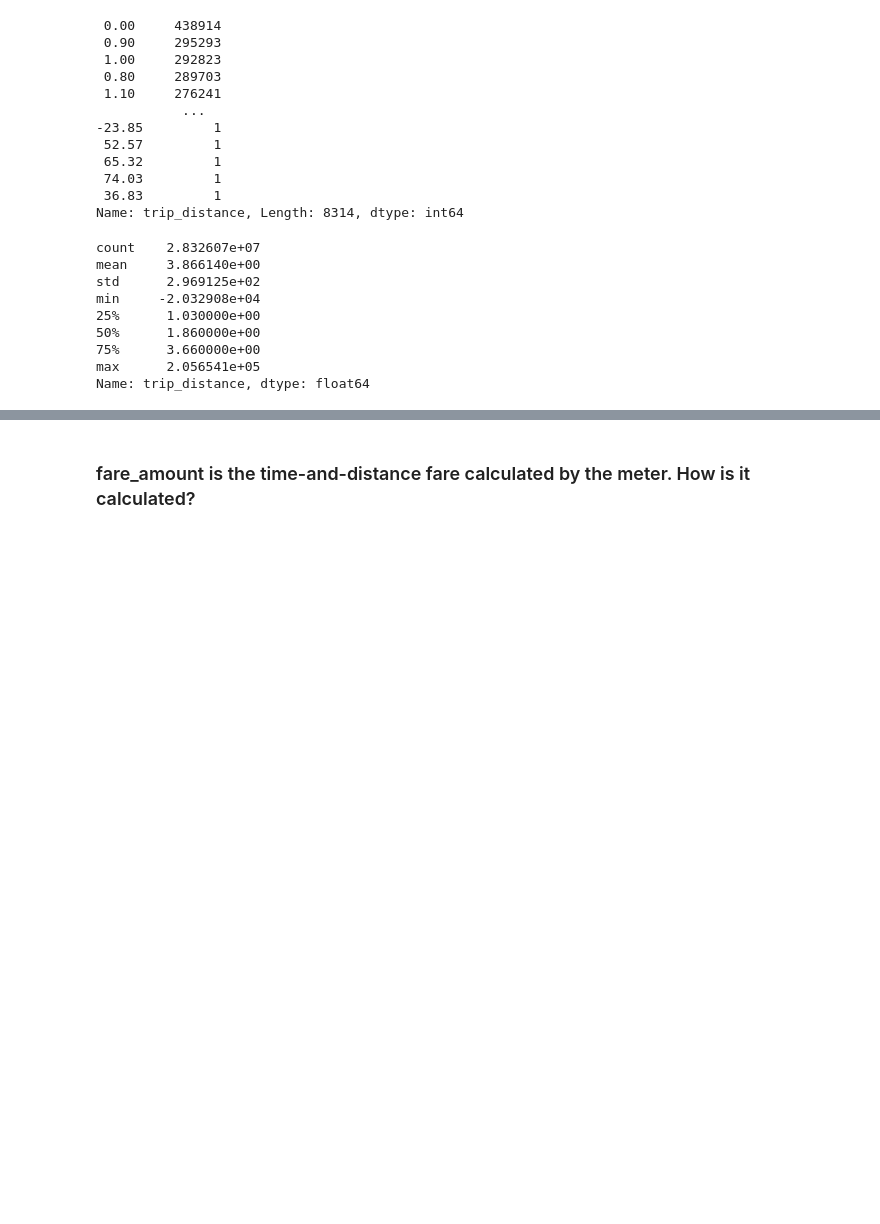
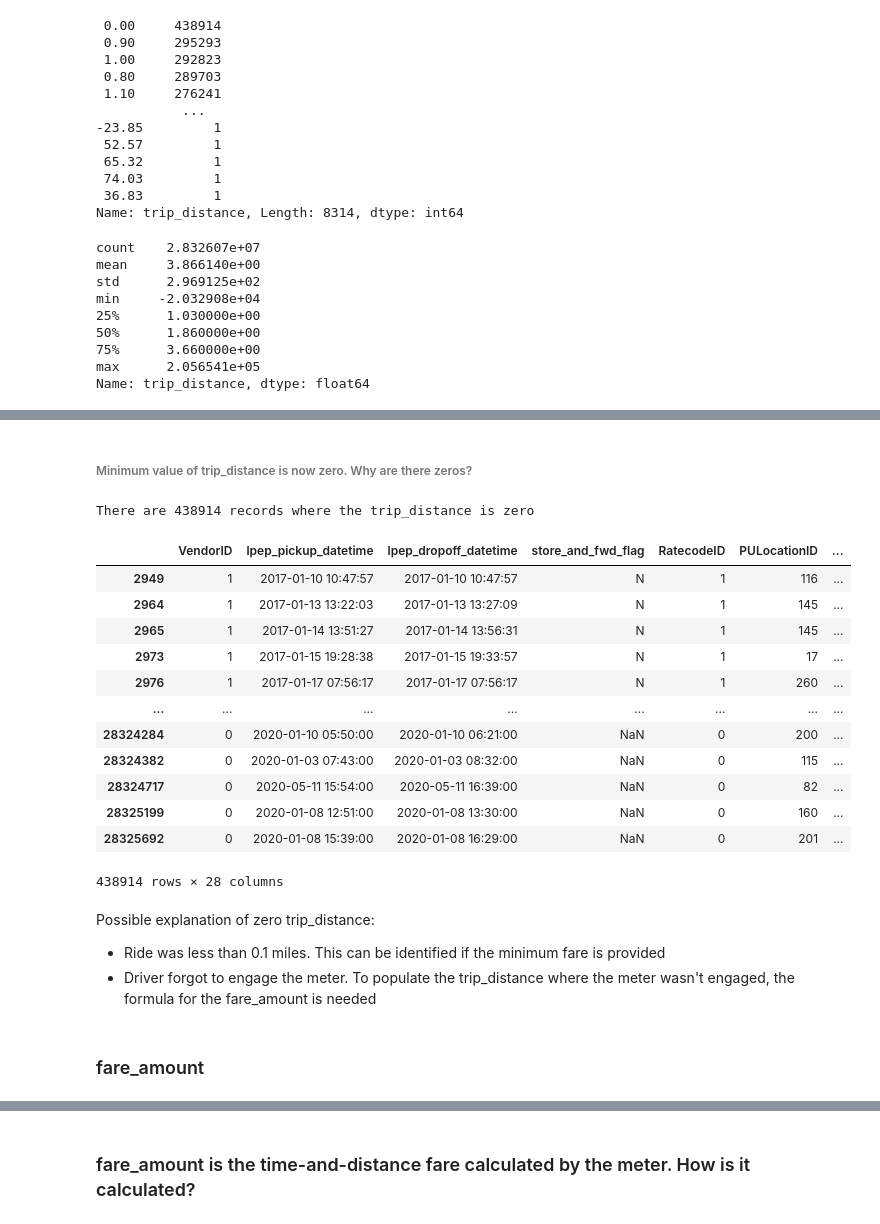
Before and after one commit to rayeess/NYC-Taxi-Trips, a Jupyter notebook: Data Cleaning.ipynb, the cells around one changed output, grey strips where cells are left out. Drawn from its saved outputs; the diff is of its cells as text; code cells hidden in the pictures; blank space fills up the shorter version.

```diff
--- a/Data Cleaning.ipynb
+++ b/Data Cleaning.ipynb
@@ -512,0 +574,30 @@ There are 19487 records where the trip_distance is in the negative.
+# %% [markdown]
+###### Minimum value of trip_distance is now zero. Why are there zeros?
+# %%
+# How many rows are there where the trip_distance is zero?
+print('There are {} records where the trip_distance is zero'.format(taxi_trips.loc[taxi_trips['trip_distance']==0].shape[0]))
+# %% [output]
+There are 438914 records where the trip_distance is zero
+# %%
+# Checking the head and tail where the trip_distance is zero.
+taxi_trips.loc[taxi_trips['trip_distance']==0]
+# %% [output]
+|  | VendorID | lpep_pickup_datetime | lpep_dropoff_datetime | store_and_fwd_flag | RatecodeID | PULocationID | ... |
+| 2949 | 1 | 2017-01-10 10:47:57 | 2017-01-10 10:47:57 | N | 1 | 116 | ... |
+| 2964 | 1 | 2017-01-13 13:22:03 | 2017-01-13 13:27:09 | N | 1 | 145 | ... |
+| 2965 | 1 | 2017-01-14 13:51:27 | 2017-01-14 13:56:31 | N | 1 | 145 | ... |
+| 2973 | 1 | 2017-01-15 19:28:38 | 2017-01-15 19:33:57 | N | 1 | 17 | ... |
+| 2976 | 1 | 2017-01-17 07:56:17 | 2017-01-17 07:56:17 | N | 1 | 260 | ... |
+| ... | ... | ... | ... | ... | ... | ... | ... |
+| 28324284 | 0 | 2020-01-10 05:50:00 | 2020-01-10 06:21:00 | NaN | 0 | 200 | ... |
+| 28324382 | 0 | 2020-01-03 07:43:00 | 2020-01-03 08:32:00 | NaN | 0 | 115 | ... |
+| 28324717 | 0 | 2020-05-11 15:54:00 | 2020-05-11 16:39:00 | NaN | 0 | 82 | ... |
+| 28325199 | 0 | 2020-01-08 12:51:00 | 2020-01-08 13:30:00 | NaN | 0 | 160 | ... |
+| 28325692 | 0 | 2020-01-08 15:39:00 | 2020-01-08 16:29:00 | NaN | 0 | 201 | ... |
+438914 rows × 28 columns
+# %% [markdown]
+Possible explanation of zero trip_distance:
+ - Ride was less than 0.1 miles. This can be identified if the minimum fare is provided
+ - Driver forgot to engage the meter. To populate the trip_distance where the meter wasn't engaged, the formula for the fare_amount is needed
+# %% [markdown]
+### fare_amount
```
Also changed, not shown: parts of 46 cells of this notebook.
